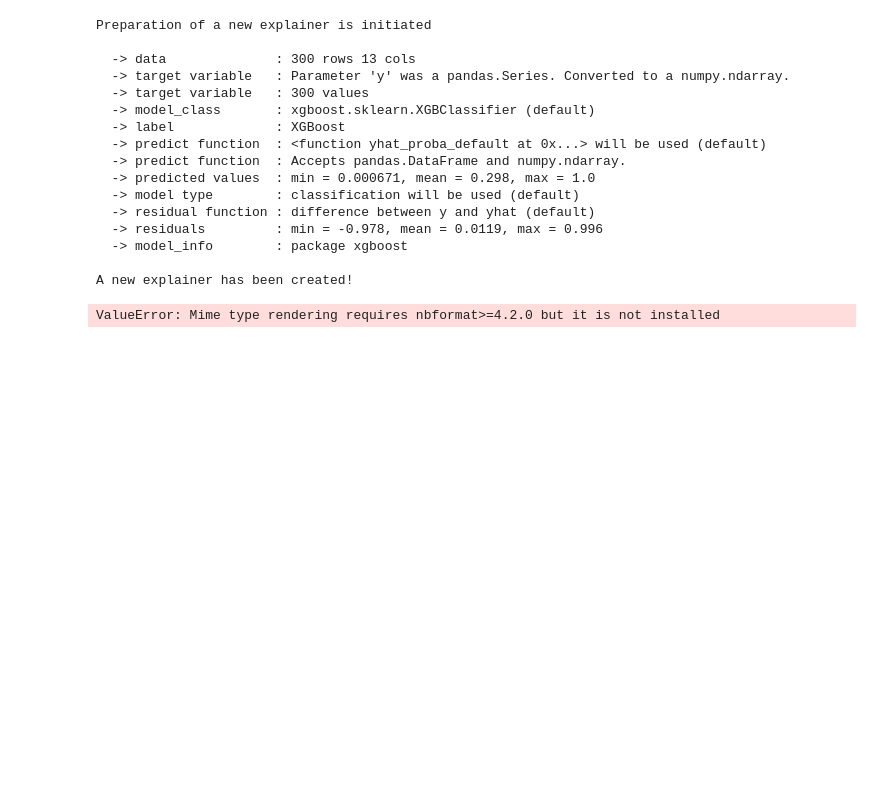
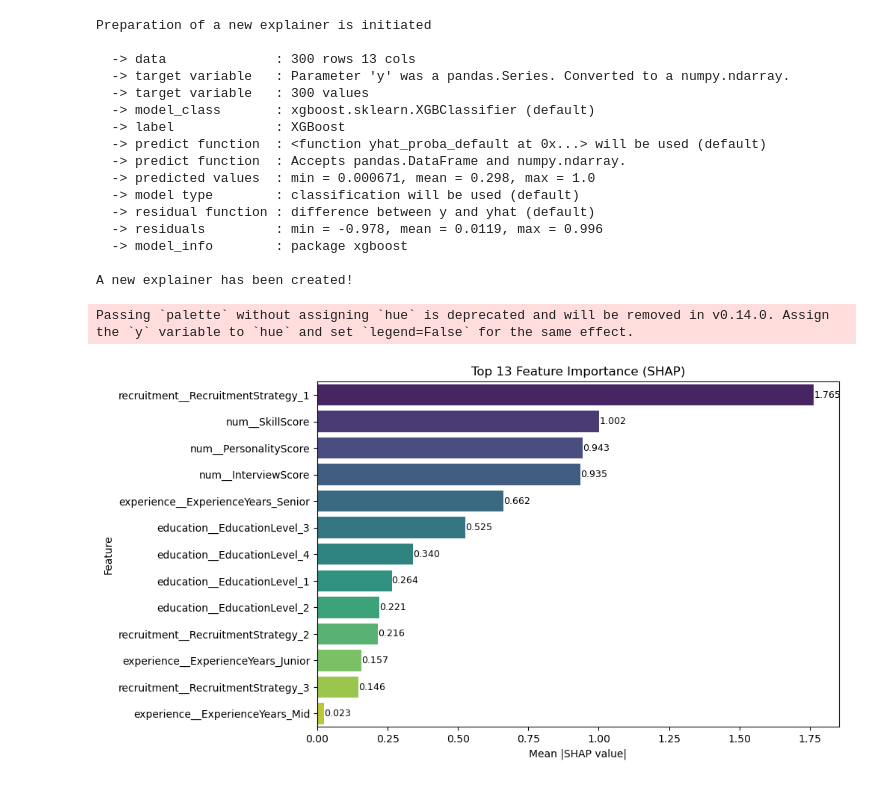
Before and after one commit to agirahmawandi/4kings_project, a Jupyter notebook: Stage3_evaluation.ipynb, the cells around one changed output. Saved outputs shown, nothing was run; the diff lists cells and outputs as text; code cells hidden in the pictures; blank space fills up the shorter version.

```diff
--- a/Stage3_evaluation.ipynb
+++ b/Stage3_evaluation.ipynb
@@ -406,6 +408,51 @@ A new explainer has been created!
 # %%
 fi = explainer.model_parts()
 # %%
-fi.plot(max_vars=10)
+fi.plot(max_vars=12)
-# %% [output]
-ValueError: Mime type rendering requires nbformat>=4.2.0 but it is not installed
+# %%
+import shap
+import numpy as np
+import pandas as pd
+import matplotlib.pyplot as plt
+import seaborn as sns
+
+# === Hitung SHAP Values ===
+explainer = shap.TreeExplainer(load_model)
+shap_values = explainer.shap_values(X_test_trans)
+
+# === Ambil importance ===
+# Jika model binary classification, shap_values bisa list (ambil indeks 1)
+if isinstance(shap_values, list):
+    shap_vals = shap_values[1]  # class positif
+else:
+    shap_vals = shap_values
+
+# Mean absolute shap value per fitur
+shap_importance = np.abs(shap_vals).mean(axis=0)
+
+# Buat dataframe untuk visualisasi
+importance_df = pd.DataFrame({
+    "feature": X_test_trans.columns,
+    "importance": shap_importance
+}).sort_values(by="importance", ascending=False).head(13)
+
+# === Plot ===
+plt.figure(figsize=(9,6))
+sns.barplot(
+    data=importance_df,
+    x="importance",
+    y="feature",
+    palette="viridis"
+)
+
+# Tambahkan nilai di ujung batang
+for i, (val) in enumerate(importance_df["importance"]):
+    plt.text(val, i, f"{val:.3f}", va="center", ha="left", fontsize=9)
+
+plt.title("Top 13 Feature Importance (SHAP)")
+plt.xlabel("Mean |SHAP value|")
+plt.ylabel("Feature")
+plt.show()
+# %% [output]
+Passing `palette` without assigning `hue` is deprecated and will be removed in v0.14.0. Assign the `y` variable to `hue` and set `legend=False` for the same effect.
+[figure, added]
```
Also changed, not shown: parts of 5 cells of this notebook, 6 other files.
